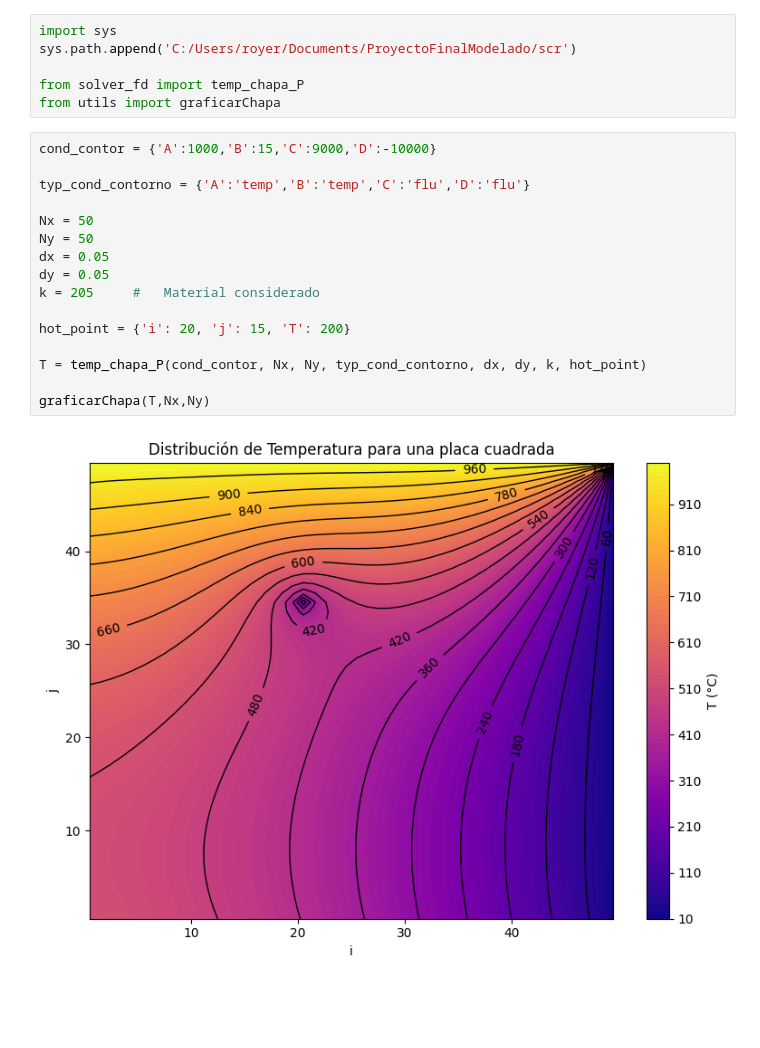
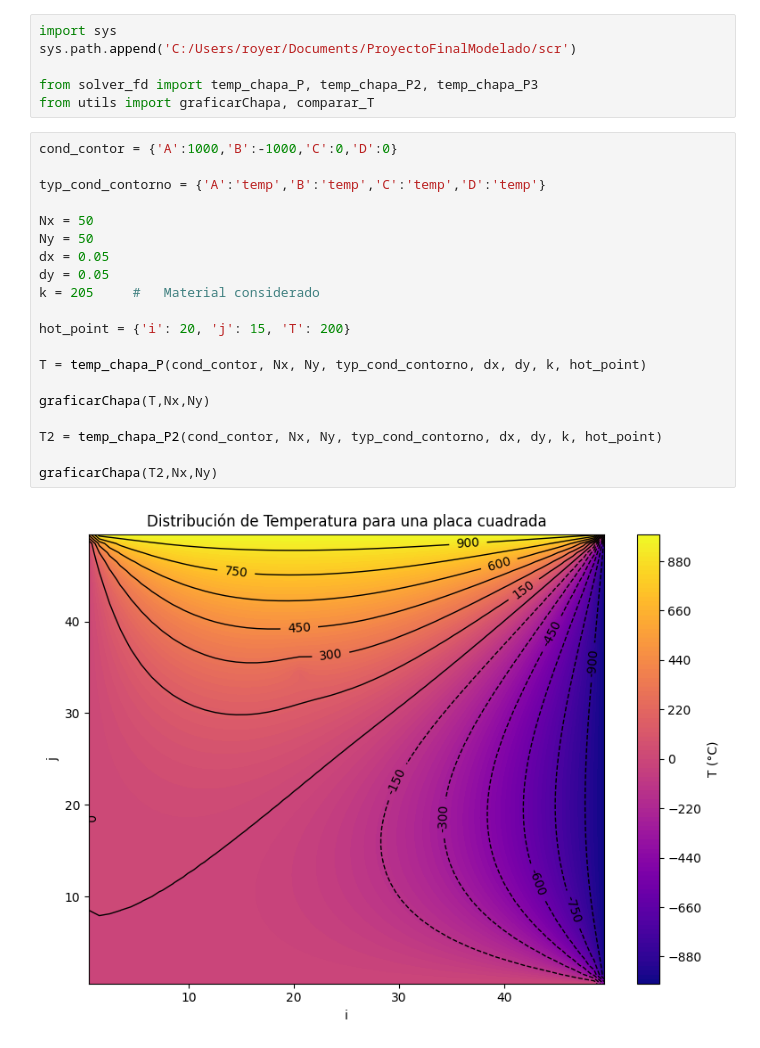
Before and after one commit to RoyGuz/ProyectoFinalModelado, a Jupyter notebook: notebooks/01_test_PG.ipynb, the cells around one changed output. Drawn from its saved outputs; the diff is of its cells as text; blank space fills up the shorter version.

```diff
--- a/notebooks/01_test_PG.ipynb
+++ b/notebooks/01_test_PG.ipynb
@@ -2,23 +2,27 @@
 import sys
 sys.path.append('C:/Users/royer/Documents/ProyectoFinalModelado/scr')
 
-from solver_fd import temp_chapa_P
-from utils import graficarChapa
+from solver_fd import temp_chapa_P, temp_chapa_P2, temp_chapa_P3
+from utils import graficarChapa, comparar_T
 # %%
-cond_contor = {'A':1000,'B':15,'C':9000,'D':-10000}
+cond_contor = {'A':1000,'B':-1000,'C':0,'D':0}
 
-typ_cond_contorno = {'A':'temp','B':'temp','C':'flu','D':'flu'}
+typ_cond_contorno = {'A':'temp','B':'temp','C':'temp','D':'temp'}
 
 Nx = 50
 Ny = 50
 dx = 0.05
 dy = 0.05
 k = 205     #   Material considerado
 
 hot_point = {'i': 20, 'j': 15, 'T': 200}
 
 T = temp_chapa_P(cond_contor, Nx, Ny, typ_cond_contorno, dx, dy, k, hot_point)
 
 graficarChapa(T,Nx,Ny)
+
+T2 = temp_chapa_P2(cond_contor, Nx, Ny, typ_cond_contorno, dx, dy, k, hot_point)
+
+graficarChapa(T2,Nx,Ny)
 # %% [output]
-[figure, old version]
+[figure, new version]
```
Also changed, not shown: parts of 2 cells of this notebook, 16 other files.
